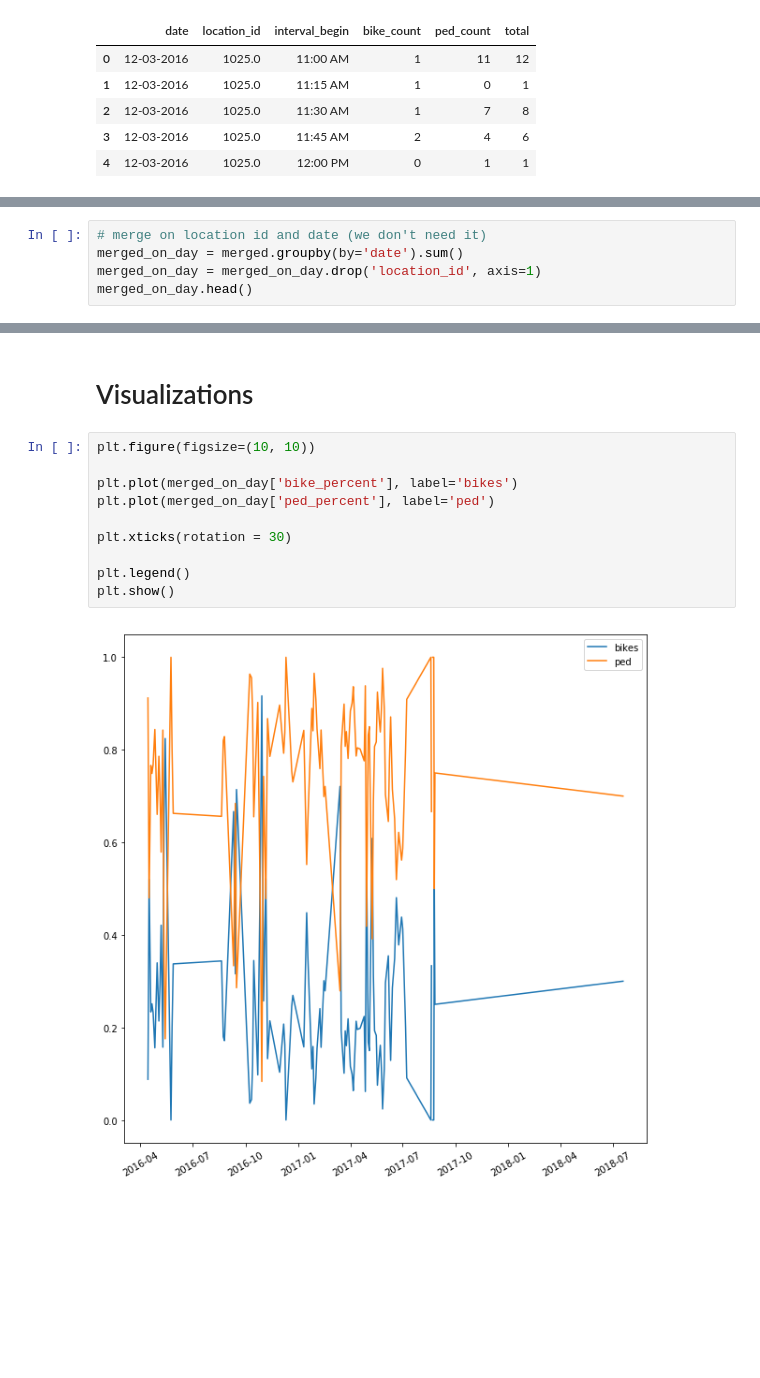
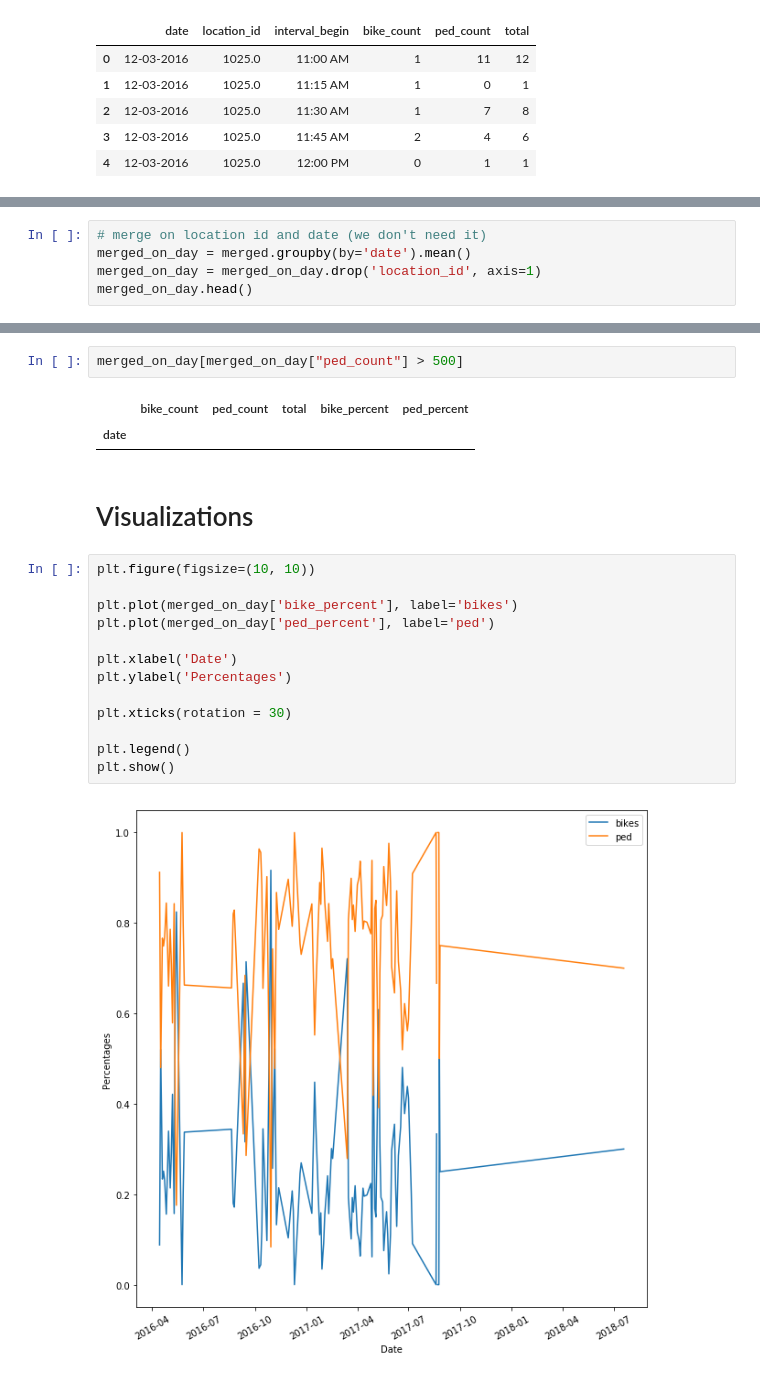
Before and after one commit to zihaoxu/BikeSGV, a Jupyter notebook: notebook/Analysis/03l-starter-code-for-temporal-trends.ipynb, the cells around one changed output, grey strips where cells are left out. Cells and saved outputs as stored; diff of their text form; blank space fills up the shorter version.

```diff
--- a/notebook/Analysis/03l-starter-code-for-temporal-trends.ipynb
+++ b/notebook/Analysis/03l-starter-code-for-temporal-trends.ipynb
@@ -420,6 +420,6 @@ merged.head()
 # %%
 # merge on location id and date (we don't need it)
-merged_on_day = merged.groupby(by='date').sum()
+merged_on_day = merged.groupby(by='date').mean()
 merged_on_day = merged_on_day.drop('location_id', axis=1)
 merged_on_day.head()
 # %% [output]
@@ -446,14 +446,22 @@ merged_on_day.head()
+# %%
+merged_on_day[merged_on_day["ped_count"] > 500]
+# %% [output]
+|  | bike_count | ped_count | total | bike_percent | ped_percent |
+| date |  |  |  |  |  |
 # %% [markdown]
 # Visualizations
 # %%
 plt.figure(figsize=(10, 10))
 
 plt.plot(merged_on_day['bike_percent'], label='bikes')
 plt.plot(merged_on_day['ped_percent'], label='ped')
 
+plt.xlabel('Date')
+plt.ylabel('Percentages')
+
 plt.xticks(rotation = 30)
 
 plt.legend()
 plt.show()
 # %% [output]
-[figure, old version]
+[figure, new version]
```
Also changed, not shown: parts of 7 cells of this notebook.
